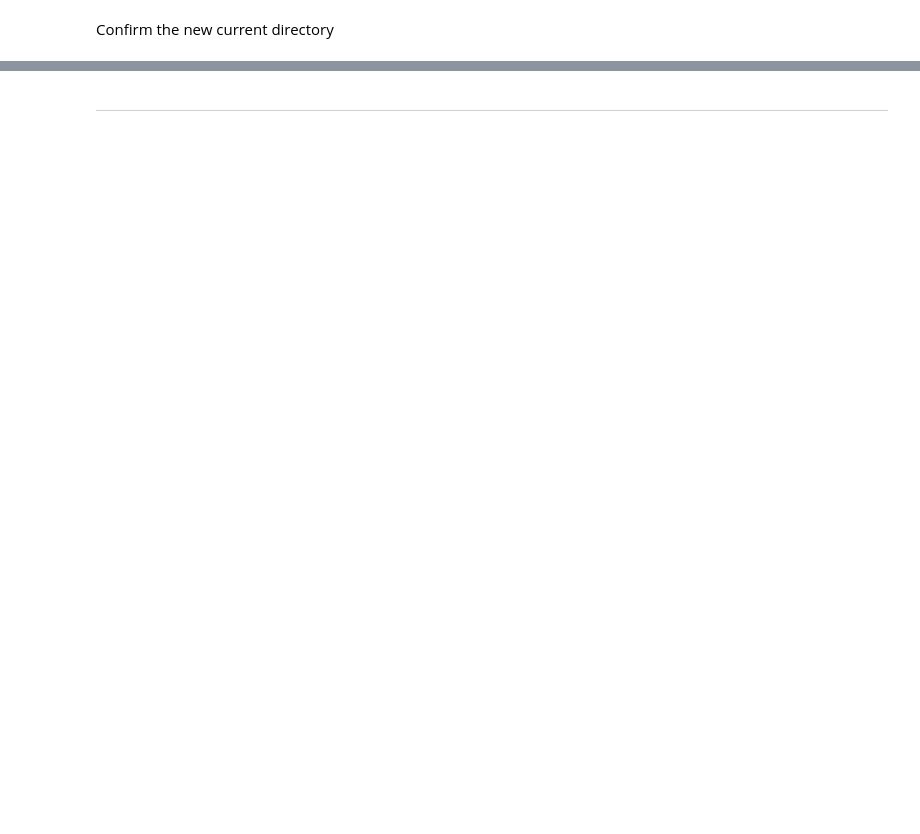
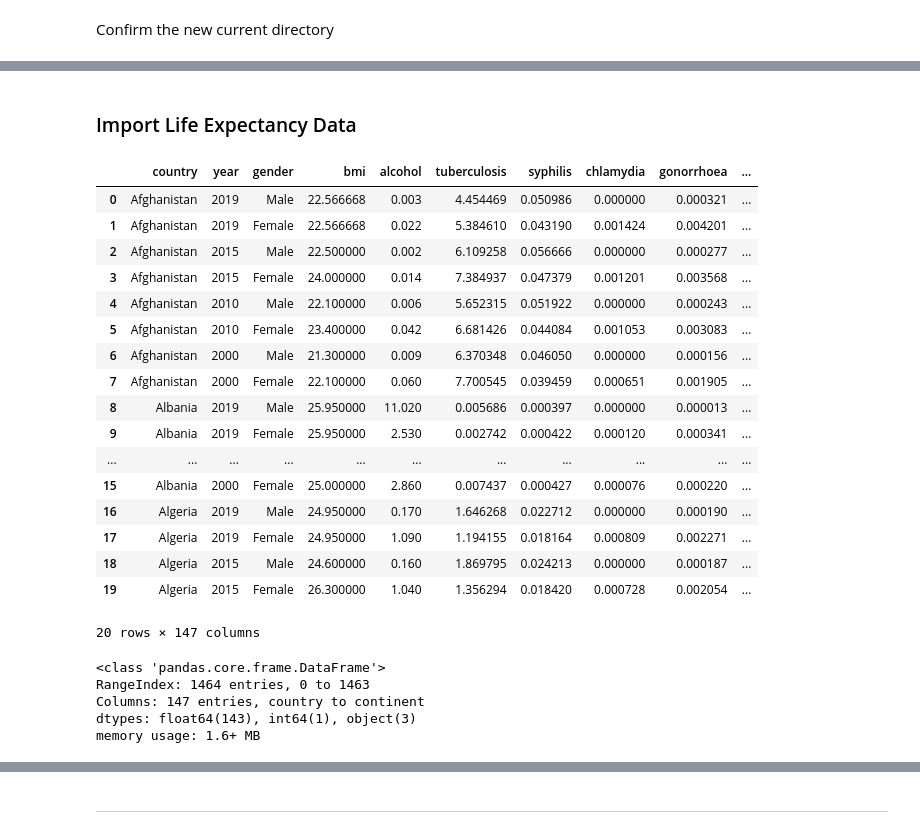
Before and after one commit to Kaznolan/Capstone_KN, a Jupyter notebook: jupyter_notebooks/4ML.ipynb, the cells around one changed output, grey strips where cells are left out. Cells and saved outputs as stored; diff of their text form; code cells hidden in the pictures; blank space fills up the shorter version.

```diff
--- a/jupyter_notebooks/4ML.ipynb
+++ b/jupyter_notebooks/4ML.ipynb
@@ -47,0 +150,38 @@ Section 1 content
+# %% [markdown]
+### Import Life Expectancy Data
+# %%
+# set file path
+file_patha = r'Data\EDA\eda_life_expectancy.csv'
+
+# load csv
+df_ml_life_expectancy = pd.read_csv(file_patha)
+
+#list first 20 rows
+df_ml_life_expectancy.head(20)
+# %% [output]
+|  | country | year | gender | bmi | alcohol | tuberculosis | syphilis | chlamydia | gonorrhoea | ... |
+| 0 | Afghanistan | 2019 | Male | 22.566668 | 0.003 | 4.454469 | 0.050986 | 0.000000 | 0.000321 | ... |
+| 1 | Afghanistan | 2019 | Female | 22.566668 | 0.022 | 5.384610 | 0.043190 | 0.001424 | 0.004201 | ... |
+| 2 | Afghanistan | 2015 | Male | 22.500000 | 0.002 | 6.109258 | 0.056666 | 0.000000 | 0.000277 | ... |
+| 3 | Afghanistan | 2015 | Female | 24.000000 | 0.014 | 7.384937 | 0.047379 | 0.001201 | 0.003568 | ... |
+| 4 | Afghanistan | 2010 | Male | 22.100000 | 0.006 | 5.652315 | 0.051922 | 0.000000 | 0.000243 | ... |
+| 5 | Afghanistan | 2010 | Female | 23.400000 | 0.042 | 6.681426 | 0.044084 | 0.001053 | 0.003083 | ... |
+| 6 | Afghanistan | 2000 | Male | 21.300000 | 0.009 | 6.370348 | 0.046050 | 0.000000 | 0.000156 | ... |
+| 7 | Afghanistan | 2000 | Female | 22.100000 | 0.060 | 7.700545 | 0.039459 | 0.000651 | 0.001905 | ... |
+| 8 | Albania | 2019 | Male | 25.950000 | 11.020 | 0.005686 | 0.000397 | 0.000000 | 0.000013 | ... |
+| 9 | Albania | 2019 | Female | 25.950000 | 2.530 | 0.002742 | 0.000422 | 0.000120 | 0.000341 | ... |
+| ... | ... | ... | ... | ... | ... | ... | ... | ... | ... | ... |
+| 15 | Albania | 2000 | Female | 25.000000 | 2.860 | 0.007437 | 0.000427 | 0.000076 | 0.000220 | ... |
+| 16 | Algeria | 2019 | Male | 24.950000 | 0.170 | 1.646268 | 0.022712 | 0.000000 | 0.000190 | ... |
+| 17 | Algeria | 2019 | Female | 24.950000 | 1.090 | 1.194155 | 0.018164 | 0.000809 | 0.002271 | ... |
+| 18 | Algeria | 2015 | Male | 24.600000 | 0.160 | 1.869795 | 0.024213 | 0.000000 | 0.000187 | ... |
+| 19 | Algeria | 2015 | Female | 26.300000 | 1.040 | 1.356294 | 0.018420 | 0.000728 | 0.002054 | ... |
+20 rows × 147 columns
+# %%
+df_ml_life_expectancy.info()
+# %% [output]
+<class 'pandas.core.frame.DataFrame'>
+RangeIndex: 1464 entries, 0 to 1463
+Columns: 147 entries, country to continent
+dtypes: float64(143), int64(1), object(3)
+memory usage: 1.6+ MB
```
Also changed, not shown: parts of 27 cells of this notebook.
